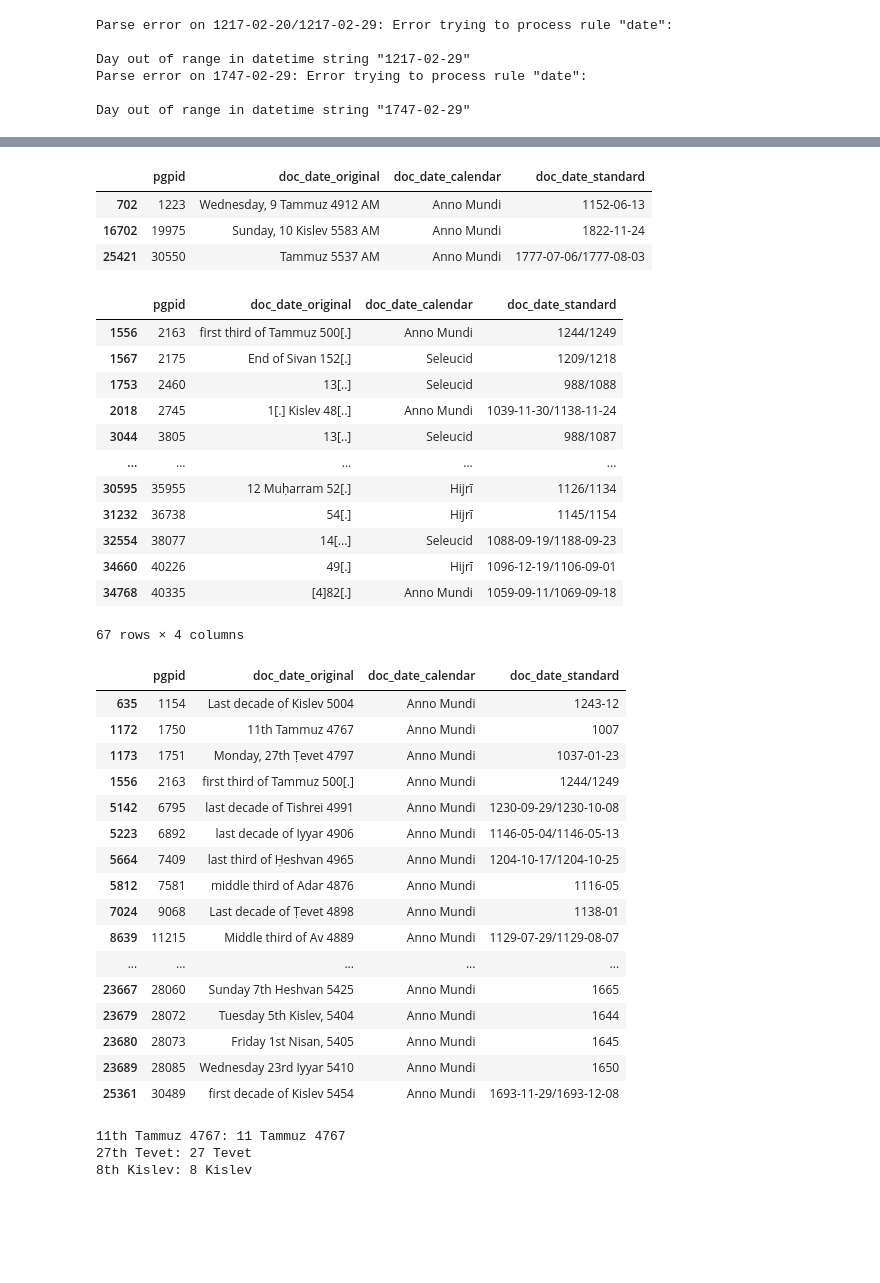
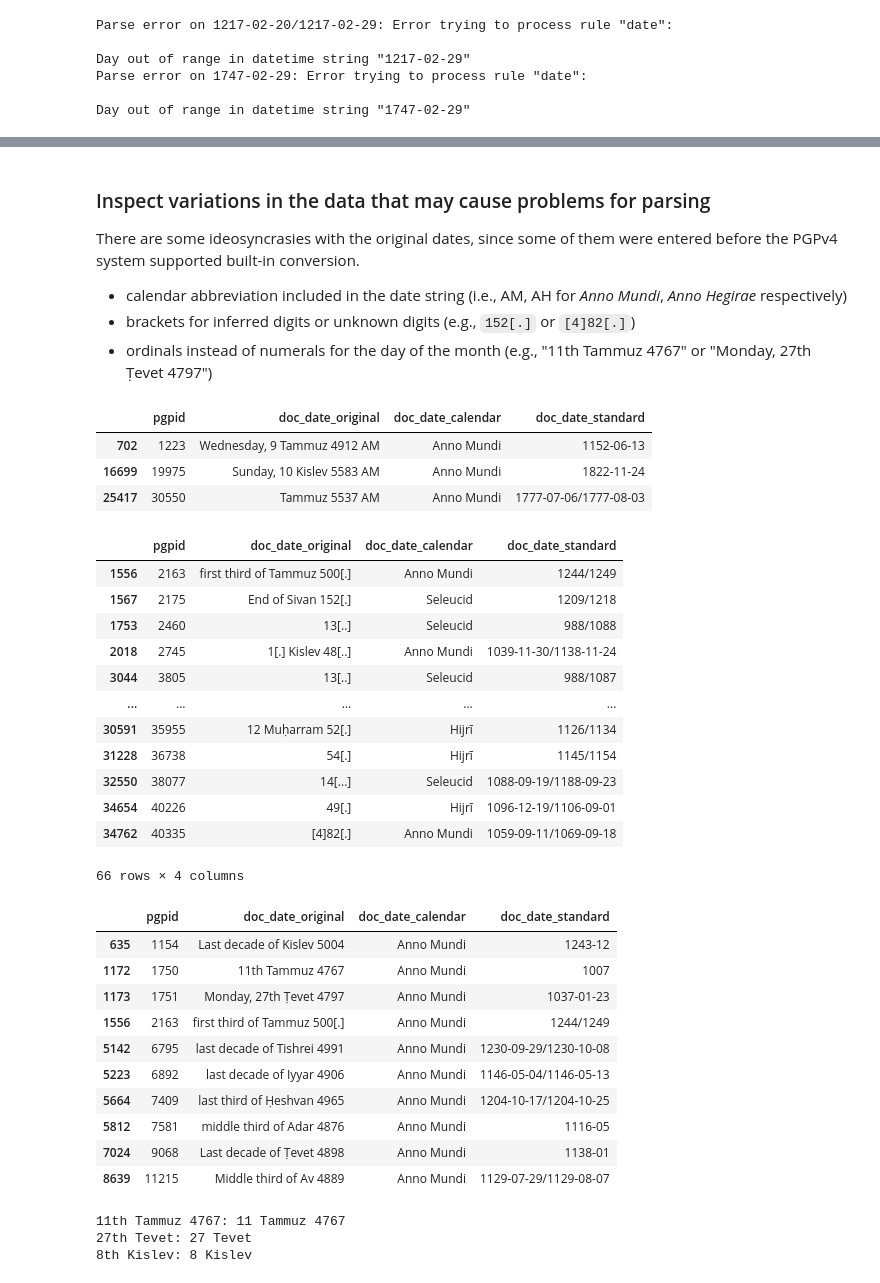
Before and after one commit to dh-tech/undate-python, a Jupyter notebook: examples/pgp_dates.ipynb, the cells around one changed output, grey strips where cells are left out. Drawn from its saved outputs; the diff is of its cells as text; code cells hidden in the pictures; blank space fills up the shorter version.

```diff
--- a/examples/pgp_dates.ipynb
+++ b/examples/pgp_dates.ipynb
@@ -50,13 +70,13 @@ def parse_standard_date(value):
         print(f"Parse error on {value}: {err}")
 
 
-# ignore gregorian/julian thing for now
+# ignore gregorian/julian distinction for now
 # from pgp code:
 # Julian Thursday, 4 October 1582, being followed by Gregorian Friday, 15 October
 # cut off between gregorian/julian dates, in julian days
 #gregorian_start_jd = convertdate.julianday.from_julian(1582, 10, 5)
 
-docs_with_docdate['undate'] = docs_with_docdate.doc_date_standard.apply(parse_standard_date)
+docs_with_docdate['undate_standard'] = docs_with_docdate.doc_date_standard.apply(parse_standard_date)
 # %% [output]
 Parse error on 1217-02-20/1217-02-29: Error trying to process rule "date":
 
@@ -103,3 +123,11 @@ docs_with_docdate[docs_with_docdate.doc_date_calendar == "Anno Mundi"][['pgpid',
+# %% [markdown]
+### Inspect variations in the data that may cause problems for parsing
+
+There are some ideosyncrasies with the original dates, since some of them were entered before the PGPv4 system supported built-in conversion.
+
+- calendar abbreviation included in the date string (i.e., AM, AH for _Anno Mundi_, _Anno Hegirae_ respectively)
+- brackets for inferred digits or unknown digits (e.g., `152[.]` or `[4]82[.]`)
+- ordinals instead of numerals for the day of the month (e.g., "11th Tammuz 4767" or "Monday, 27th Ṭevet 4797")
 # %%
 # how many end with AM ?
 hebrew_dates = docs_with_docdate[docs_with_docdate.doc_date_calendar == "Anno Mundi"][docs_with_docdate.doc_date_original.notna()]
@@ -107,10 +135,10 @@ hebrew_dates[hebrew_dates.doc_date_original.str.endswith("AM")][['pgpid', 'doc_d
 # %% [output]
 |  | pgpid | doc_date_original | doc_date_calendar | doc_date_standard |
 | 702 | 1223 | Wednesday, 9 Tammuz 4912 AM | Anno Mundi | 1152-06-13 |
-| 16702 | 19975 | Sunday, 10 Kislev 5583 AM | Anno Mundi | 1822-11-24 |
-| 25421 | 30550 | Tammuz 5537 AM | Anno Mundi | 1777-07-06/1777-08-03 |
+| 16699 | 19975 | Sunday, 10 Kislev 5583 AM | Anno Mundi | 1822-11-24 |
+| 25417 | 30550 | Tammuz 5537 AM | Anno Mundi | 1777-07-06/1777-08-03 |
 # %%
-# how many include periods
+# how many include periods?
 docs_with_docdate[docs_with_docdate.doc_date_original.notna() & docs_with_docdate.doc_date_original.str.contains("\\.")][['pgpid', 'doc_date_original', 'doc_date_calendar', 'doc_date_standard']]
 # %% [output]
 |  | pgpid | doc_date_original | doc_date_calendar | doc_date_standard |
@@ -120,33 +148,27 @@ docs_with_docdate[docs_with_docdate.doc_date_original.notna() & docs_with_docdat
 | 2018 | 2745 | 1[.] Kislev 48[..] | Anno Mundi | 1039-11-30/1138-11-24 |
 | 3044 | 3805 | 13[..] | Seleucid | 988/1087 |
 | ... | ... | ... | ... | ... |
-| 30595 | 35955 | 12 Muḥarram 52[.] | Hijrī | 1126/1134 |
-| 31232 | 36738 | 54[.] | Hijrī | 1145/1154 |
-| 32554 | 38077 | 14[...] | Seleucid | 1088-09-19/1188-09-23 |
-| 34660 | 40226 | 49[.] | Hijrī | 1096-12-19/1106-09-01 |
-| 34768 | 40335 | [4]82[.] | Anno Mundi | 1059-09-11/1069-09-18 |
+| 30591 | 35955 | 12 Muḥarram 52[.] | Hijrī | 1126/1134 |
+| 31228 | 36738 | 54[.] | Hijrī | 1145/1154 |
+| 32550 | 38077 | 14[...] | Seleucid | 1088-09-19/1188-09-23 |
+| 34654 | 40226 | 49[.] | Hijrī | 1096-12-19/1106-09-01 |
+| 34762 | 40335 | [4]82[.] | Anno Mundi | 1059-09-11/1069-09-18 |
-67 rows × 4 columns
+66 rows × 4 columns
 # %%
 # how many use ordinals instead of numerals?
-hebrew_dates[hebrew_dates.doc_date_original.str.contains("st") | hebrew_dates.doc_date_original.str.contains("rd") | hebrew_dates.doc_date_original.str.contains("th")][['pgpid', 'doc_date_original', 'doc_date_calendar', 'doc_date_standard']]
+hebrew_dates[hebrew_dates.doc_date_original.str.contains("st") | hebrew_dates.doc_date_original.str.contains("rd") | hebrew_dates.doc_date_original.str.contains("th")][['pgpid', 'doc_date_original', 'doc_date_calendar', 'doc_date_standard']].head(10)
 # %% [output]
 |  | pgpid | doc_date_original | doc_date_calendar | doc_date_standard |
 | 635 | 1154 | Last decade of Kislev 5004 | Anno Mundi | 1243-12 |
 | 1172 | 1750 | 11th Tammuz 4767 | Anno Mundi | 1007 |
 | 1173 | 1751 | Monday, 27th Ṭevet 4797 | Anno Mundi | 1037-01-23 |
 | 1556 | 2163 | first third of Tammuz 500[.] | Anno Mundi | 1244/1249 |
 | 5142 | 6795 | last decade of Tishrei 4991 | Anno Mundi | 1230-09-29/1230-10-08 |
 | 5223 | 6892 | last decade of Iyyar 4906 | Anno Mundi | 1146-05-04/1146-05-13 |
 | 5664 | 7409 | last third of Ḥeshvan 4965 | Anno Mundi | 1204-10-17/1204-10-25 |
 | 5812 | 7581 | middle third of Adar 4876 | Anno Mundi | 1116-05 |
 | 7024 | 9068 | Last decade of Ṭevet 4898 | Anno Mundi | 1138-01 |
 | 8639 | 11215 | Middle third of Av 4889 | Anno Mundi | 1129-07-29/1129-08-07 |
-| ... | ... | ... | ... | ... |
-| 23667 | 28060 | Sunday 7th Heshvan 5425 | Anno Mundi | 1665 |
-| 23679 | 28072 | Tuesday 5th Kislev, 5404 | Anno Mundi | 1644 |
-| 23680 | 28073 | Friday 1st Nisan, 5405 | Anno Mundi | 1645 |
-| 23689 | 28085 | Wednesday 23rd Iyyar 5410 | Anno Mundi | 1650 |
-| 25361 | 30489 | first decade of Kislev 5454 | Anno Mundi | 1693-11-29/1693-12-08 |
 # %%
 import re
 
```
Also changed, not shown: parts of 66 cells of this notebook.
